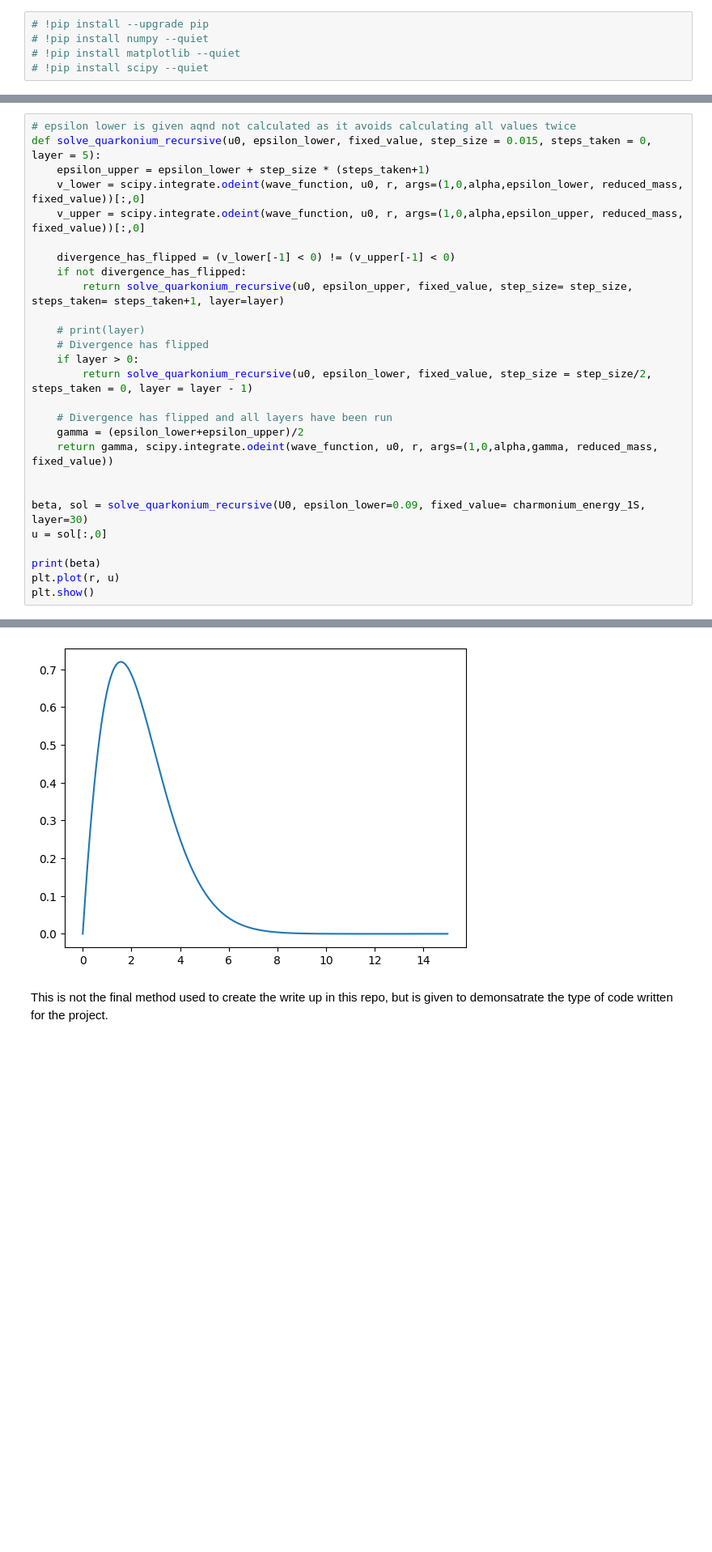
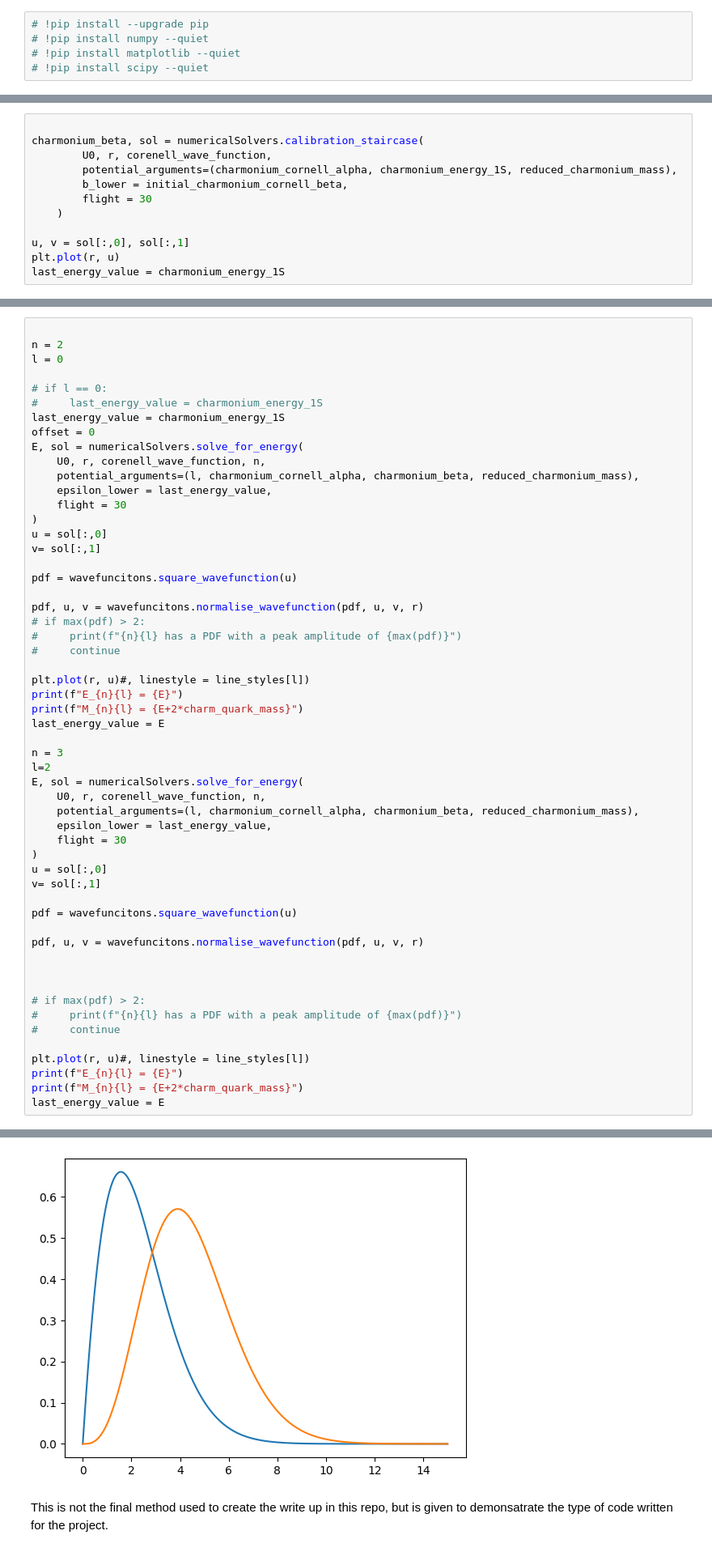
Before and after one commit to Laserpanda69/Quarkonium-Numeric-Solving, a Jupyter notebook: notebook.ipynb, the cells around one changed output, grey strips where cells are left out. Shown at 81% size. Cells and saved outputs as stored; diff of their text form; blank space fills up the shorter version.

```diff
--- a/notebook.ipynb
+++ b/notebook.ipynb
@@ -111,0 +32,12 @@ plt.show()
+# %%
+
+charmonium_beta, sol = numericalSolvers.calibration_staircase(
+        U0, r, corenell_wave_function,
+        potential_arguments=(charmonium_cornell_alpha, charmonium_energy_1S, reduced_charmonium_mass),
+        b_lower = initial_charmonium_cornell_beta,
+        flight = 30
+    )
+
+u, v = sol[:,0], sol[:,1]
+plt.plot(r, u)
+last_energy_value = charmonium_energy_1S
@@ -112,28 +46,56 @@ plt.show()
 # %%
-# epsilon lower is given aqnd not calculated as it avoids calculating all values twice
-def solve_quarkonium_recursive(u0, epsilon_lower, fixed_value, step_size = 0.015, steps_taken = 0, layer = 5):
-    epsilon_upper = epsilon_lower + step_size * (steps_taken+1)
-    v_lower = scipy.integrate.odeint(wave_function, u0, r, args=(1,0,alpha,epsilon_lower, reduced_mass, fixed_value))[:,0]
-    v_upper = scipy.integrate.odeint(wave_function, u0, r, args=(1,0,alpha,epsilon_upper, reduced_mass, fixed_value))[:,0]
 
-    divergence_has_flipped = (v_lower[-1] < 0) != (v_upper[-1] < 0)
-    if not divergence_has_flipped:
-        return solve_quarkonium_recursive(u0, epsilon_upper, fixed_value, step_size= step_size, steps_taken= steps_taken+1, layer=layer)
+n = 2
+l = 0
 
-    # print(layer)
-    # Divergence has flipped
-    if layer > 0:
-        return solve_quarkonium_recursive(u0, epsilon_lower, fixed_value, step_size = step_size/2, steps_taken = 0, layer = layer - 1)
+# if l == 0:
+#     last_energy_value = charmonium_energy_1S
+last_energy_value = charmonium_energy_1S
+offset = 0
+E, sol = numericalSolvers.solve_for_energy(
+    U0, r, corenell_wave_function, n,
+    potential_arguments=(l, charmonium_cornell_alpha, charmonium_beta, reduced_charmonium_mass),
+    epsilon_lower = last_energy_value,
+    flight = 30
+)
+u = sol[:,0]
+v= sol[:,1]
 
-    # Divergence has flipped and all layers have been run
-    gamma = (epsilon_lower+epsilon_upper)/2
-    return gamma, scipy.integrate.odeint(wave_function, u0, r, args=(1,0,alpha,gamma, reduced_mass, fixed_value))
+pdf = wavefuncitons.square_wavefunction(u)
+
+pdf, u, v = wavefuncitons.normalise_wavefunction(pdf, u, v, r)
+# if max(pdf) > 2:
+#     print(f"{n}{l} has a PDF with a peak amplitude of {max(pdf)}")
+#     continue
+
+plt.plot(r, u)#, linestyle = line_styles[l])
+print(f"E_{n}{l} = {E}")
+print(f"M_{n}{l} = {E+2*charm_quark_mass}")
+last_energy_value = E
+
+n = 3
+l=2
+E, sol = numericalSolvers.solve_for_energy(
+    U0, r, corenell_wave_function, n,
+    potential_arguments=(l, charmonium_cornell_alpha, charmonium_beta, reduced_charmonium_mass),
+    epsilon_lower = last_energy_value,
+    flight = 30
+)
+u = sol[:,0]
+v= sol[:,1]
+
+pdf = wavefuncitons.square_wavefunction(u)
+
+pdf, u, v = wavefuncitons.normalise_wavefunction(pdf, u, v, r)
 
 
-beta, sol = solve_quarkonium_recursive(U0, epsilon_lower=0.09, fixed_value= charmonium_energy_1S, layer=30)
-u = sol[:,0]
 
-print(beta)
-plt.plot(r, u)
-plt.show()
+# if max(pdf) > 2:
+#     print(f"{n}{l} has a PDF with a peak amplitude of {max(pdf)}")
+#     continue
+
+plt.plot(r, u)#, linestyle = line_styles[l])
+print(f"E_{n}{l} = {E}")
+print(f"M_{n}{l} = {E+2*charm_quark_mass}")
+last_energy_value = E
 # %% [output]
@@ -141,3 +106,3 @@ plt.show()
-[figure, old version]
+[figure, new version]
 # %% [markdown]
 This is not the final method used to create the write up in this repo, but is given to demonsatrate the type of code written for the project.
```
Also changed, not shown: parts of 8 cells of this notebook, 3 other files.
